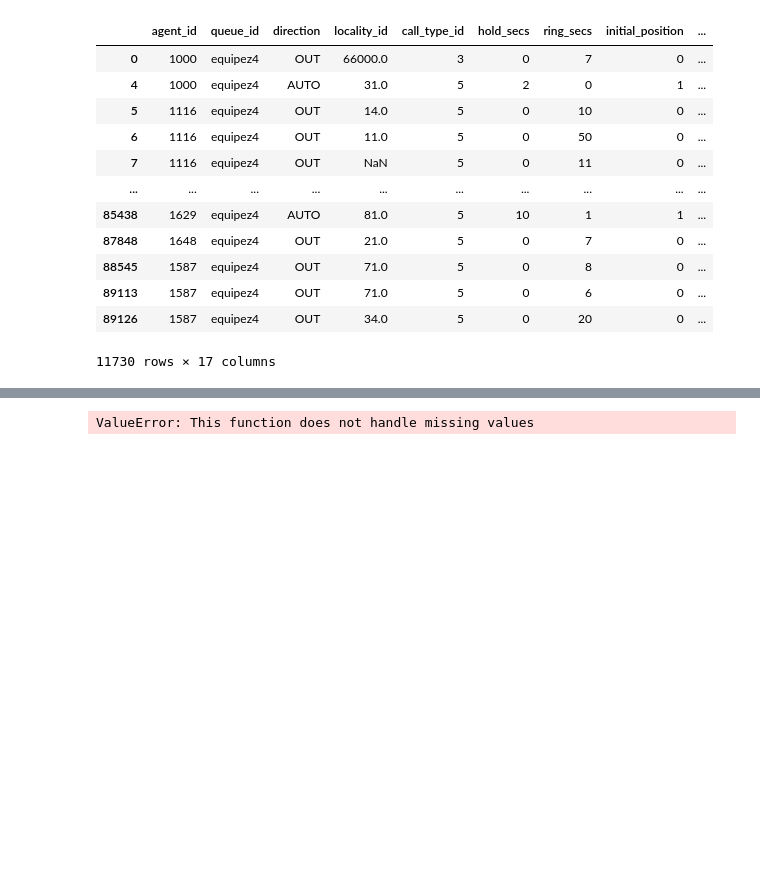
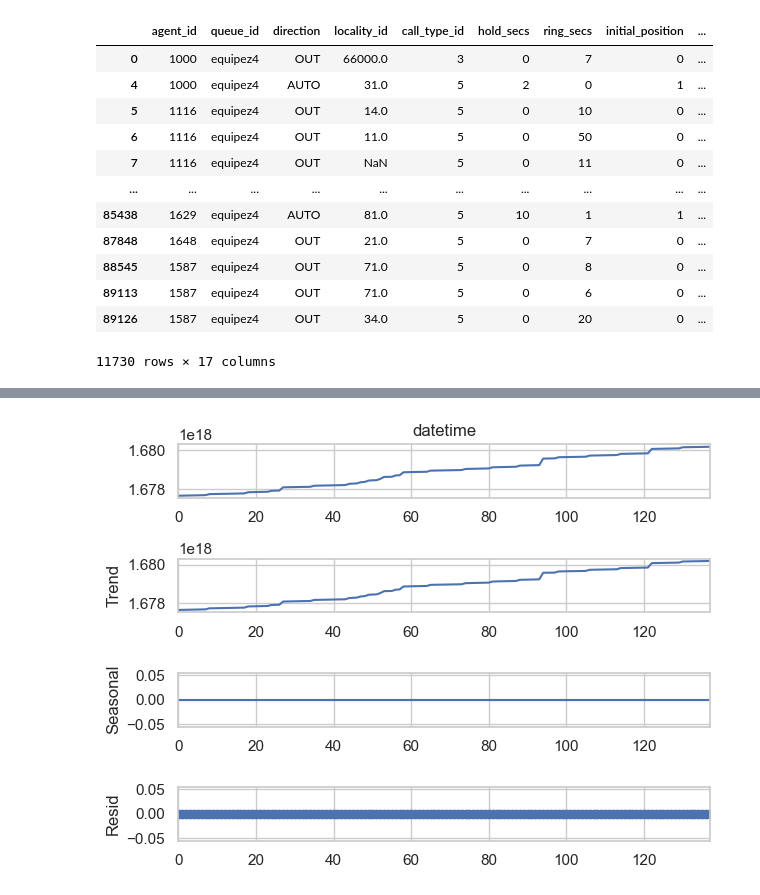
Before and after one commit to vileoleone/data-science-vonix-statistic-studies, a Jupyter notebook: jupyter-studies/holster-winte-200s.ipynb, the cells around one changed output, grey strips where cells are left out. Drawn from its saved outputs; the diff is of its cells as text; code cells hidden in the pictures; blank space fills up the shorter version.

```diff
--- a/jupyter-studies/holster-winte-200s.ipynb
+++ b/jupyter-studies/holster-winte-200s.ipynb
@@ -106,0 +187,5 @@ plt.show()
+# %%
+df_hw_cut = pd.DataFrame()
+df_hw_cut['datetime']=df_hw['period']
+df_hw_cut['mean_handling_time']=df_hw['mean']
+df_hw_cut.set_index('datetime')
@@ -107,6 +207,7 @@ plt.show()
 # %%
-decompose_result = seasonal_decompose(df.asfreq('MS'),model='additive')
+
+decompose_result = seasonal_decompose(df_hw_cut['datetime'],model='additive', period =1)
 decompose_result.plot();
 #https://stackoverflow.com/questions/60017052/decompose-for-time-series-valueerror-you-must-specify-a-period-or-x-must-be option 2
 # %% [output]
-ValueError: This function does not handle missing values
+[figure, added]
```
Also changed, not shown: parts of 12 cells of this notebook, 2 other files.
